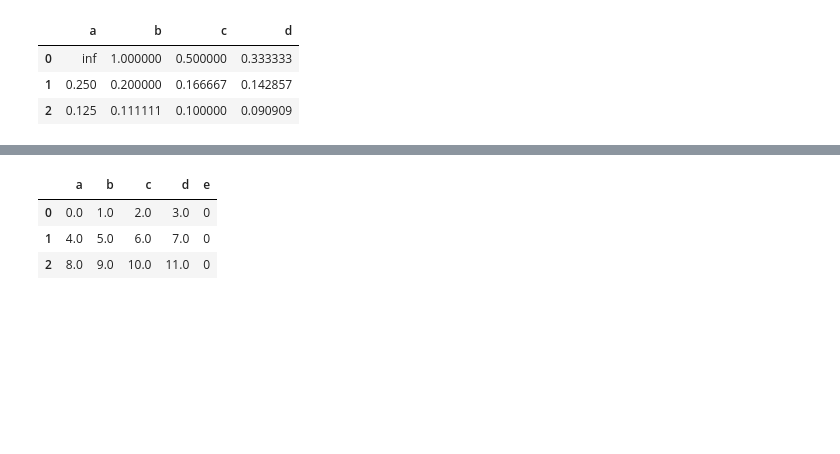
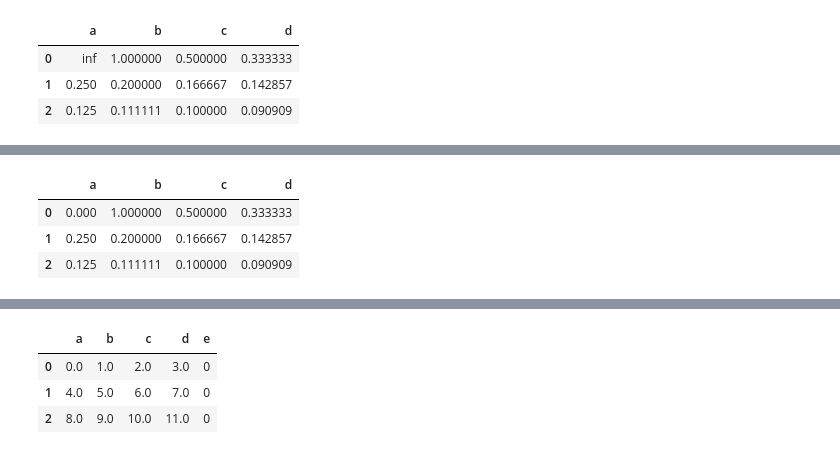
Before and after one commit to csuustc/pydata-book, a Jupyter notebook: ch05.ipynb, the cells around one changed output, grey strips where cells are left out. Drawn from its saved outputs; the diff is of its cells as text; code cells hidden in the pictures; blank space fills up the shorter version.

```diff
--- a/ch05.ipynb
+++ b/ch05.ipynb
@@ -976,0 +1021,7 @@ df1.rdiv(1)
+# %%
+df1.rdiv(1).replace(np.inf, 0)
+# %% [output]
+|  | a | b | c | d |
+| 0 | 0.000 | 1.000000 | 0.500000 | 0.333333 |
+| 1 | 0.250 | 0.200000 | 0.166667 | 0.142857 |
+| 2 | 0.125 | 0.111111 | 0.100000 | 0.090909 |
```
Also changed, not shown: parts of 83 cells of this notebook, 7 other files.
